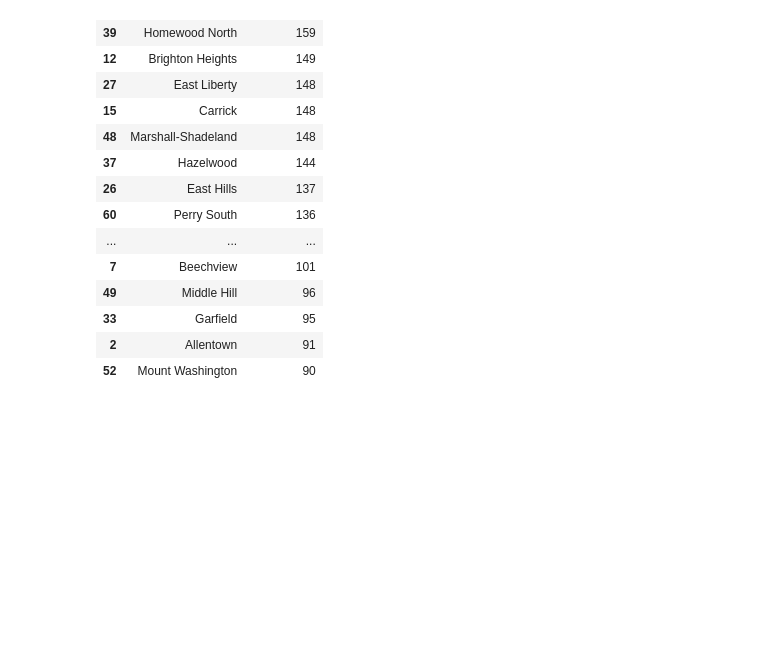
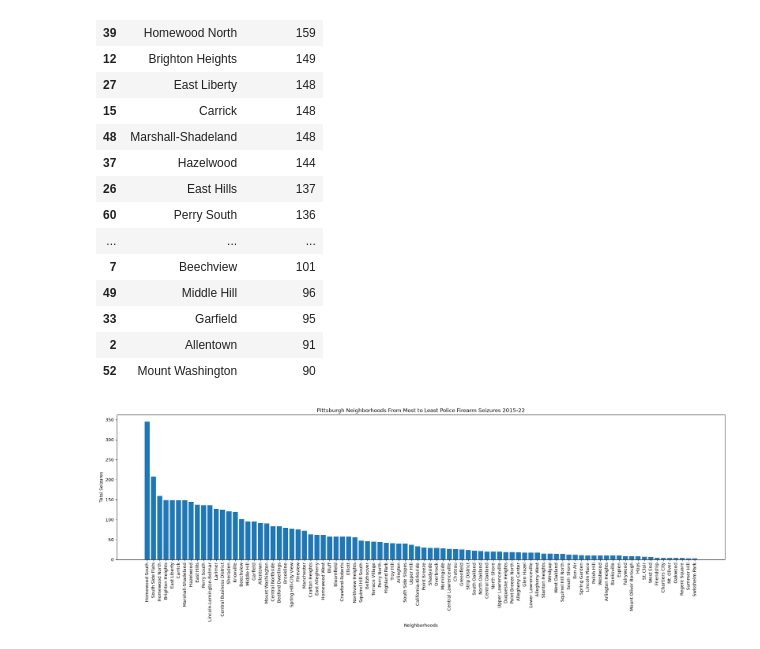
Before and after one commit to Pranav-Shan/CMPINF10_Final_Project, a Jupyter notebook: Spencer Miller/Gun_Ownership.ipynb, the cells around one changed output. Cells and saved outputs as stored; diff of their text form; code cells hidden in the pictures; blank space fills up the shorter version.

```diff
--- a/Spencer Miller/Gun_Ownership.ipynb
+++ b/Spencer Miller/Gun_Ownership.ipynb
@@ -20,10 +21,10 @@ Guns.head(10)
 # %%
 # Neigborhoods by total seizures
 
-Tot_Guns = Guns.groupby("neighborhood", as_index=False)["total_count"].sum()
-Tot_Guns = Tot_Guns.sort_values(by="total_count", ascending=False)
+Tot_Guns = Guns.groupby("neighborhood")["total_count"].sum()
+Guns_Sorted = Tot_Guns.reset_index().sort_values("total_count", ascending=False)
 
-Tot_Guns.head(20)
+Guns_Sorted.head(20)
 # %% [output]
 |  | neighborhood | total_count |
 | 40 | Homewood South | 345 |
@@ -42,4 +43,20 @@ Tot_Guns.head(20)
 | 33 | Garfield | 95 |
 | 2 | Allentown | 91 |
 | 52 | Mount Washington | 90 |
+# %%
+%matplotlib inline
+import matplotlib.pyplot as plt
+
+plt.figure(figsize=(25, 6))
+
+plt.bar(Guns_Sorted["neighborhood"], Guns_Sorted["total_count"])
+plt.xticks(rotation="vertical") # turn labels so they don't overlap
+
+plt.xlabel("Neighborhoods")
+plt.ylabel("Total Seizures")
+plt.title("Pittsburgh Neighborhoods From Most to Least Police Firearm Seizures 2015-22")
+
+plt.show()
+# %% [output]
+[figure, added]
 # %%
```
Also changed, not shown: parts of 3 cells of this notebook.
